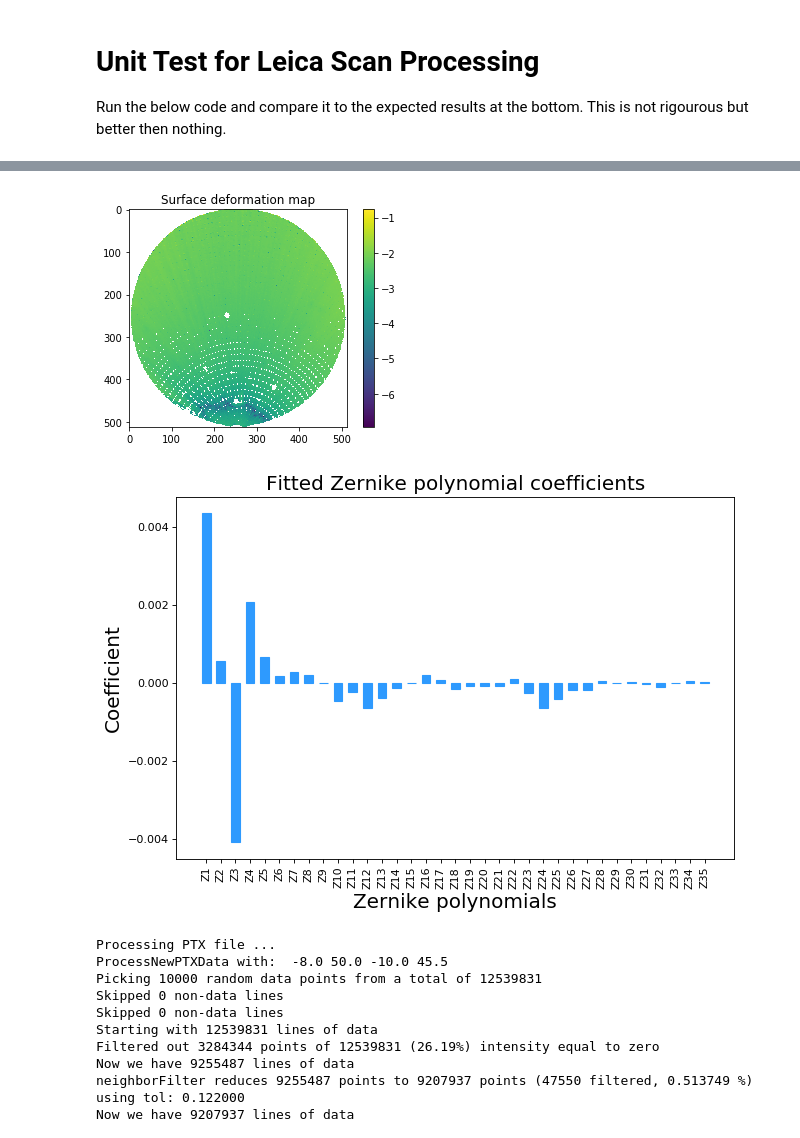
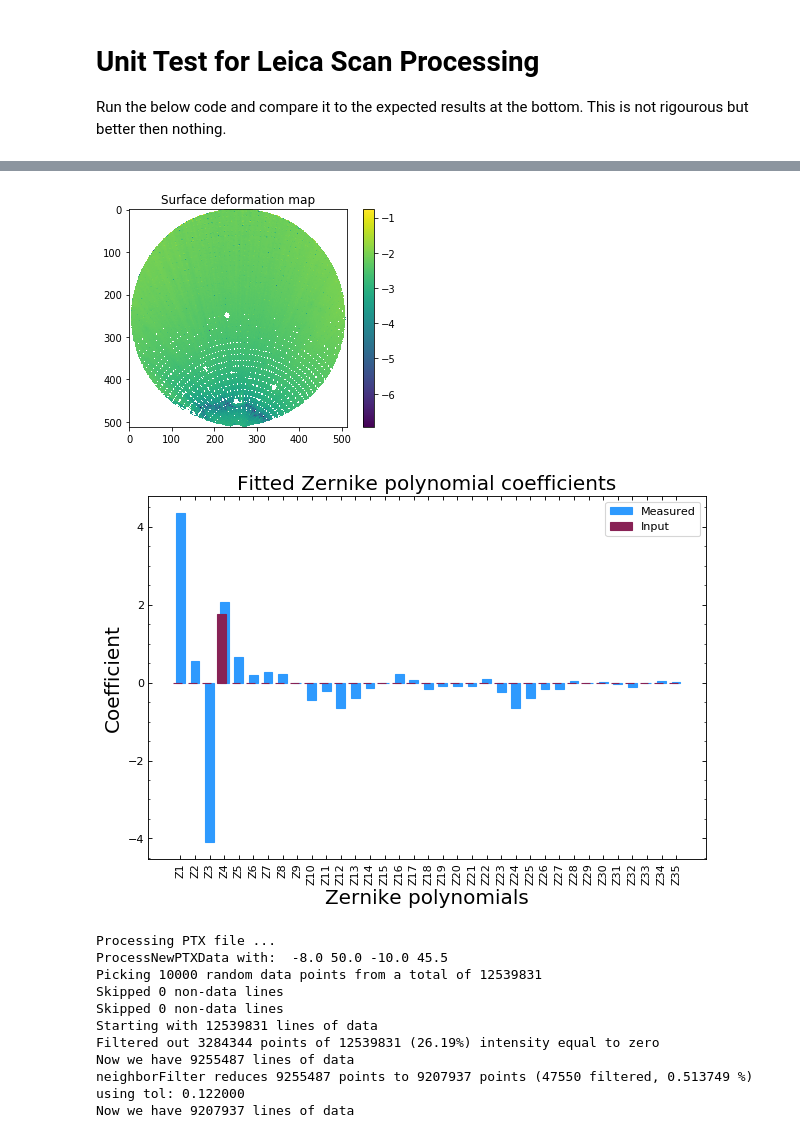
Before and after one commit to GreenBankObservatory/lassi-analysis, a Jupyter notebook: Scan9vs11-Z-UnitTest.ipynb, the cells around one changed output, grey strips where cells are left out. Saved outputs shown, nothing was run; the diff lists cells and outputs as text; code cells hidden in the pictures.

```diff
--- a/Scan9vs11-Z-UnitTest.ipynb
+++ b/Scan9vs11-Z-UnitTest.ipynb
@@ -11,12 +11,14 @@ from lassiAnalysis import extractZernikesLeicaScanPair
 n = 512
 nZern = 36
 pFitGuess = [60., 0., 0., -50., 0., 0.]
-rMaskRadius = 49.
+rMaskRadius = 48.
+expected = np.zeros(nZern)
+expected[4] = 1.75
 fn1 = 'data/27mar2019/Clean9.ptx.csv'
 fn2 = 'data/27mar2019/Clean11.ptx.csv'
 diff, fitlist = extractZernikesLeicaScanPair(fn1, fn2, n=n, nZern=nZern, pFitGuess=pFitGuess, rMaskRadius=rMaskRadius)
 imagePlot(np.log10(np.abs(diff)), 'Surface deformation map')
-barChartPlot(np.arange(1, nZern), fitlist[1:nZern])
+barChartPlot(np.arange(1, nZern), np.array(fitlist[1:nZern])*1000., expected=expected[1:nZern])
 # %% [output]
 Masking file: data/27mar2019/Clean9.ptx.csv
 Masking file: data/27mar2019/Clean11.ptx.csv
@@ -25,5 +27,5 @@ Wall time: 1min 18s
 [figure]
-[figure, old version]
+[figure, new version]
 # %%
 from lassiAnalysis import processLeicaScanPair
 fn1 = "data/27mar2019/Clean9.ptx"
```
Also changed, not shown: parts of 1 cell of this notebook, 7 other files.
